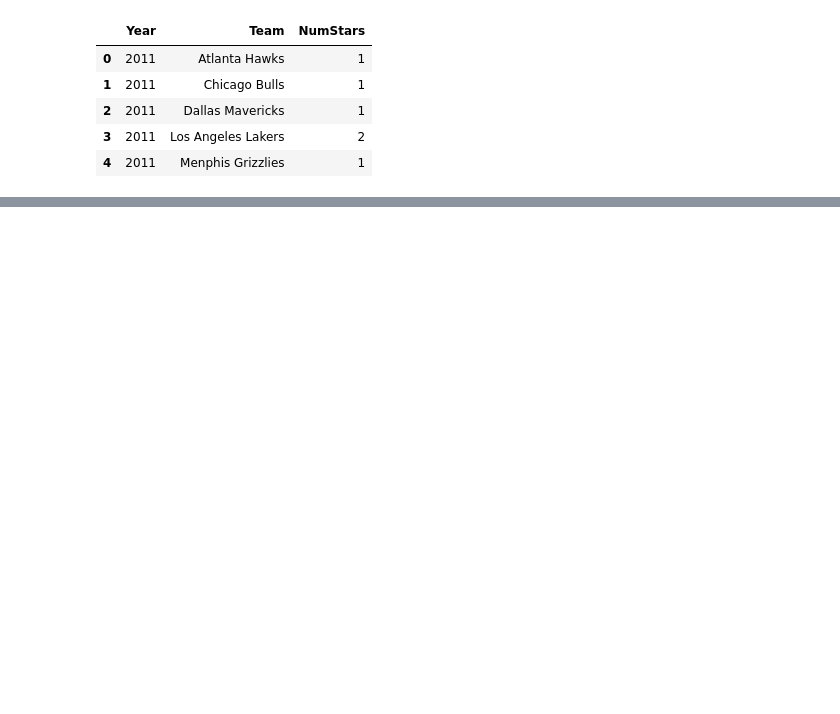
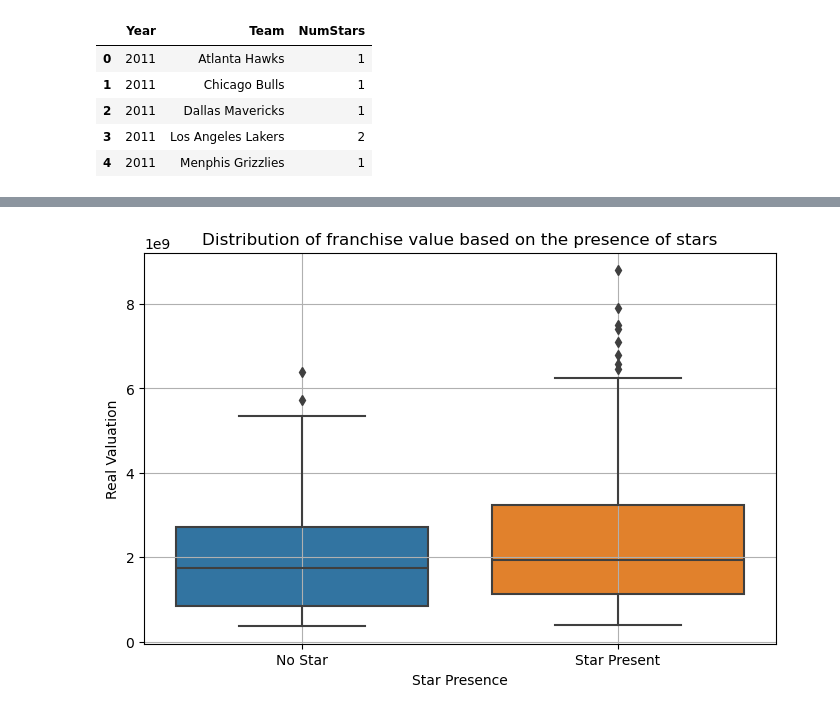
Before and after one commit to shokubohcm/personal_blog, a Jupyter notebook: nba_teamValuation/3_Analysis/Analysis.ipynb, the cells around one changed output, grey strips where cells are left out. Cells and saved outputs as stored; diff of their text form; code cells hidden in the pictures; blank space fills up the shorter version.

```diff
--- a/nba_teamValuation/3_Analysis/Analysis.ipynb
+++ b/nba_teamValuation/3_Analysis/Analysis.ipynb
@@ -42,0 +72,12 @@ star.to_csv('../data/data_star.csv', index=False)
+# %%
+plt.figure(figsize=(7, 5))
+sns.boxplot(x="StarPresence", y="RealValuation", data=df)
+plt.xticks([0, 1], ["No Star", "Star Present"])
+plt.title("Distribution of franchise value based on the presence of stars")
+plt.xlabel("Star Presence")
+plt.ylabel("Real Valuation")
+plt.grid(True)
+plt.tight_layout()
+plt.show()
+# %% [output]
+[figure, added]
```
Also changed, not shown: parts of 7 cells of this notebook.
